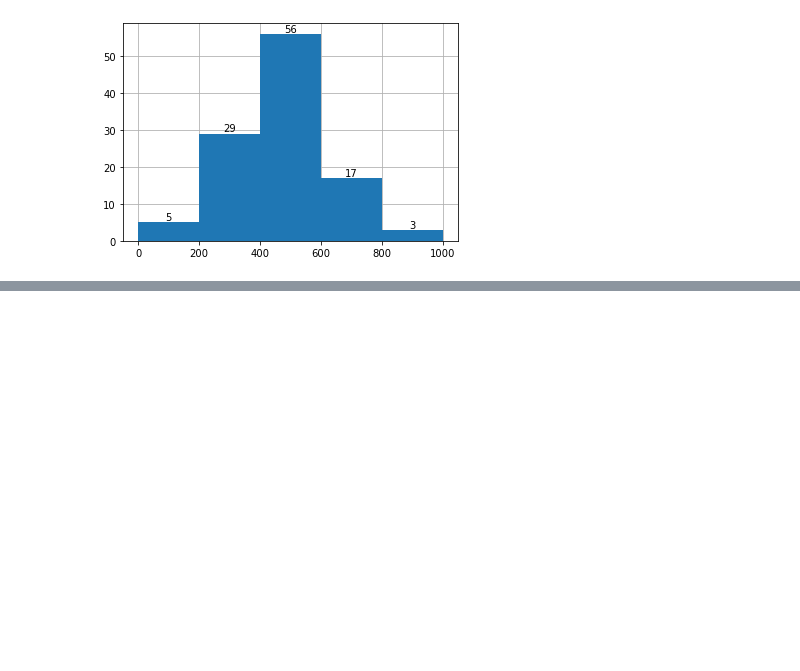
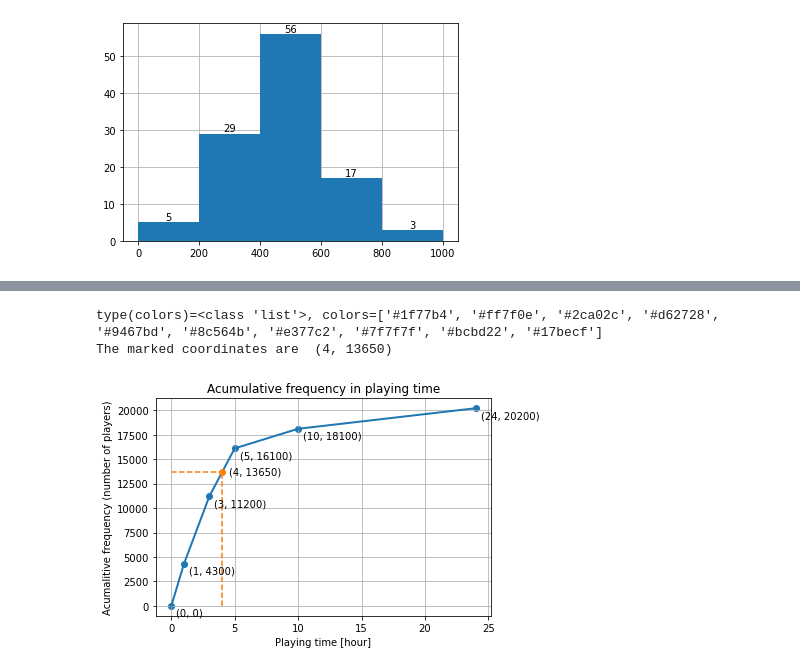
Before and after one commit to wjc-van-es/practical-statistics-for-data-scientists, a Jupyter notebook: python/headfirst_statistics_notebooks/HF_Stat_CH01_part-2.ipynb, the cells around one changed output, grey strips where cells are left out. Drawn from its saved outputs; the diff is of its cells as text; code cells hidden in the pictures; blank space fills up the shorter version.

```diff
--- a/python/headfirst_statistics_notebooks/HF_Stat_CH01_part-2.ipynb
+++ b/python/headfirst_statistics_notebooks/HF_Stat_CH01_part-2.ipynb
@@ -63,0 +97,56 @@ plt.show()
+# %%
+import numpy as np
+
+prop_cycle = plt.rcParams['axes.prop_cycle']
+colors = prop_cycle.by_key()['color']
+print(f"type(colors)={type(colors)}, colors={colors}")
+
+# data, the (x,y) coordinates are a combination of the elements of both lists at the same index position
+x = [0, 1, 3, 5, 10, 24] # The upper limit
+y = [0, 4300, 11200, 16100, 18100, 20200] # The cumalitive frequency
+figure, axes = plt.subplots()
+
+# Add captions to the diagram and its axes
+axes.set_title('Acumulative frequency in playing time')
+axes.set_ylabel('Acumalitive frequency (number of players)')
+axes.set_xlabel('Playing time [hour]')
+
+# Add grid,
+# the zorder keyword argument will help for the grid to be behind the bars
+axes.grid(zorder=0)
+
+
+plt.scatter(x,y)
+plt.plot(x, y, linewidth=2.0, zorder=3)
+
+# annotate
+for i, item in enumerate(y):
+    axes.annotate(f"({x[i]}, {item})", (x[i], item), xytext=(5, -10), textcoords='offset points')
+
+
+# Question: What cumalitive frequency corresponds with up to 4 hours playing time?
+#
+marked_x = 4 # playing time limit that you want to look up the acumulated frequency for
+marked_y = np.interp(marked_x, x,y) # the acumulated frequency corresponding to the 4 hour limit
+
+# create a scatter point to the marked coordinates:
+
+# see https://stackoverflow.com/questions/45310254/fixed-digits-after-decimal-with-f-strings
+annotation_to_marked = f"({marked_x}, {marked_y:.0f})" # formatting with no decimals
+plt.scatter(marked_x, marked_y, zorder=4)
+
+# plot a line from the x axis to the marked coordinates
+plt.plot([marked_x, marked_x], [0, marked_y], zorder=2, linestyle='dashed')
+
+# plot the line from the y axis to the marked coordinates
+# and make sure it has the same color as the previous line and the scatter point (the second element from colors)
+plt.plot([0, marked_x], [marked_y, marked_y], zorder=2, linestyle='dashed', color=colors[1])
+
+# annotate
+axes.annotate(annotation_to_marked, (marked_x, marked_y), xytext=(7, -2), textcoords='offset points')
+print("The marked coordinates are ", annotation_to_marked)
+plt.show()
+# %% [output]
+type(colors)=<class 'list'>, colors=['#1f77b4', '#ff7f0e', '#2ca02c', '#d62728', '#9467bd', '#8c564b', '#e377c2', '#7f7f7f', '#bcbd22', '#17becf']
+The marked coordinates are  (4, 13650)
+[figure, added]
```
Also changed, not shown: parts of 8 cells of this notebook, 10 other files.
